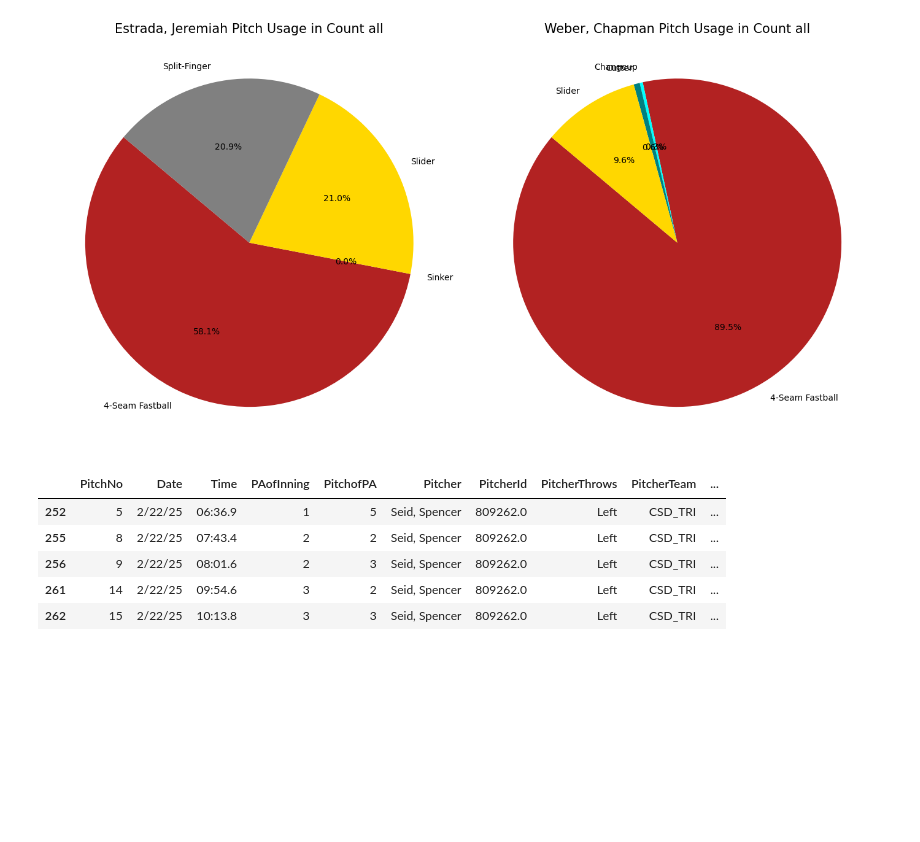
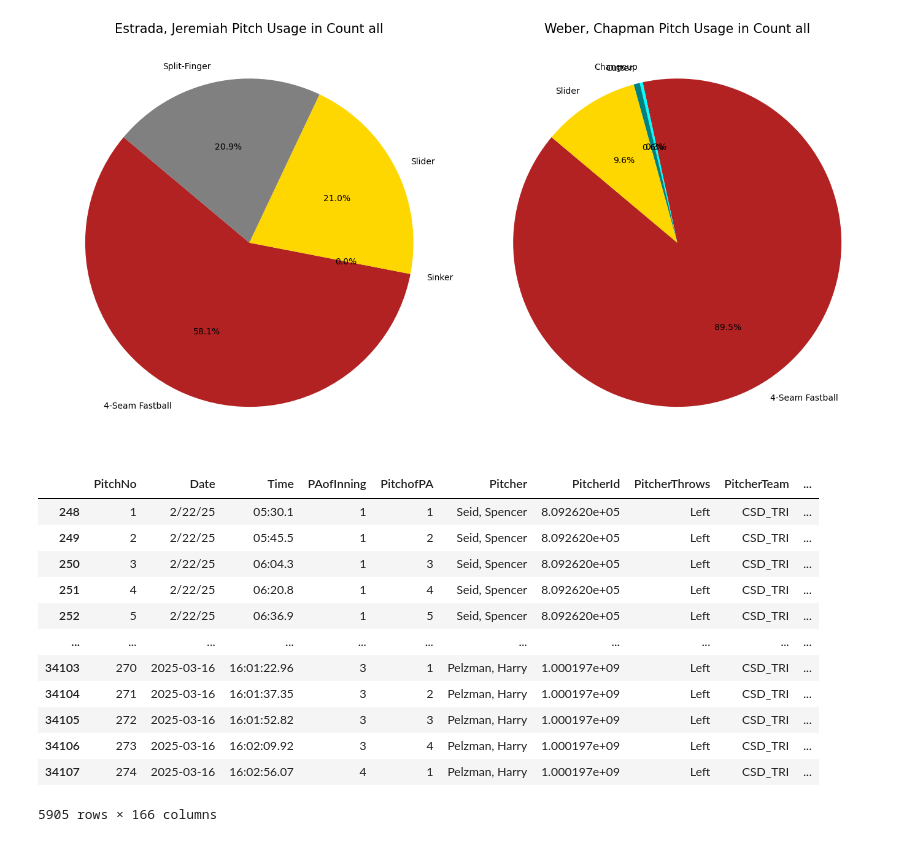
Before and after one commit to jackkalsched/UCSD_Baseball_25, a Jupyter notebook: Pitching/pitch reports/usage.ipynb, the cells around one changed output. Saved outputs shown, nothing was run; the diff lists cells and outputs as text; code cells hidden in the pictures; blank space fills up the shorter version.

```diff
--- a/Pitching/pitch reports/usage.ipynb
+++ b/Pitching/pitch reports/usage.ipynb
@@ -266,19 +266,3 @@ def plot_pitch_compare(ucsd_pitch, mlb_pitch, ucsd_pitcher, mlb_pitcher, count =
 plot_pitch_compare(weber, estrada, ucsd_pitcher, mlb_pitcher, count = 'all')
 # %% [output]
 [figure]
-# %%
-ucsd = trackman[trackman['PitcherTeam'] == 'CSD_TRI']
-swung = ucsd[(ucsd['PitchCall'] == 'StrikeSwinging')| (ucsd['PitchCall'] == 'FoulBallNotFieldable')]
-
-#Add average whiff rates for diff pitches
-
-#Calculate whiff%, chase%, CSW%, other batter performance metrics
-
-#Create function for this
-# %% [output]
-|  | PitchNo | Date | Time | PAofInning | PitchofPA | Pitcher | PitcherId | PitcherThrows | PitcherTeam | ... |
-| 252 | 5 | 2/22/25 | 06:36.9 | 1 | 5 | Seid, Spencer | 809262.0 | Left | CSD_TRI | ... |
-| 255 | 8 | 2/22/25 | 07:43.4 | 2 | 2 | Seid, Spencer | 809262.0 | Left | CSD_TRI | ... |
-| 256 | 9 | 2/22/25 | 08:01.6 | 2 | 3 | Seid, Spencer | 809262.0 | Left | CSD_TRI | ... |
-| 261 | 14 | 2/22/25 | 09:54.6 | 3 | 2 | Seid, Spencer | 809262.0 | Left | CSD_TRI | ... |
-| 262 | 15 | 2/22/25 | 10:13.8 | 3 | 3 | Seid, Spencer | 809262.0 | Left | CSD_TRI | ... |
@@ -284,0 +283,17 @@ swung = ucsd[(ucsd['PitchCall'] == 'StrikeSwinging')| (ucsd['PitchCall'] == 'Fou
+# %%
+ucsd = trackman[trackman['PitcherTeam'] == 'CSD_TRI']
+display(ucsd)
+# %% [output]
+|  | PitchNo | Date | Time | PAofInning | PitchofPA | Pitcher | PitcherId | PitcherThrows | PitcherTeam | ... |
+| 248 | 1 | 2/22/25 | 05:30.1 | 1 | 1 | Seid, Spencer | 8.092620e+05 | Left | CSD_TRI | ... |
+| 249 | 2 | 2/22/25 | 05:45.5 | 1 | 2 | Seid, Spencer | 8.092620e+05 | Left | CSD_TRI | ... |
+| 250 | 3 | 2/22/25 | 06:04.3 | 1 | 3 | Seid, Spencer | 8.092620e+05 | Left | CSD_TRI | ... |
+| 251 | 4 | 2/22/25 | 06:20.8 | 1 | 4 | Seid, Spencer | 8.092620e+05 | Left | CSD_TRI | ... |
+| 252 | 5 | 2/22/25 | 06:36.9 | 1 | 5 | Seid, Spencer | 8.092620e+05 | Left | CSD_TRI | ... |
+| ... | ... | ... | ... | ... | ... | ... | ... | ... | ... | ... |
+| 34103 | 270 | 2025-03-16 | 16:01:22.96 | 3 | 1 | Pelzman, Harry | 1.000197e+09 | Left | CSD_TRI | ... |
+| 34104 | 271 | 2025-03-16 | 16:01:37.35 | 3 | 2 | Pelzman, Harry | 1.000197e+09 | Left | CSD_TRI | ... |
+| 34105 | 272 | 2025-03-16 | 16:01:52.82 | 3 | 3 | Pelzman, Harry | 1.000197e+09 | Left | CSD_TRI | ... |
+| 34106 | 273 | 2025-03-16 | 16:02:09.92 | 3 | 4 | Pelzman, Harry | 1.000197e+09 | Left | CSD_TRI | ... |
+| 34107 | 274 | 2025-03-16 | 16:02:56.07 | 4 | 1 | Pelzman, Harry | 1.000197e+09 | Left | CSD_TRI | ... |
+5905 rows × 166 columns
```
Also changed, not shown: parts of 3 cells of this notebook.
